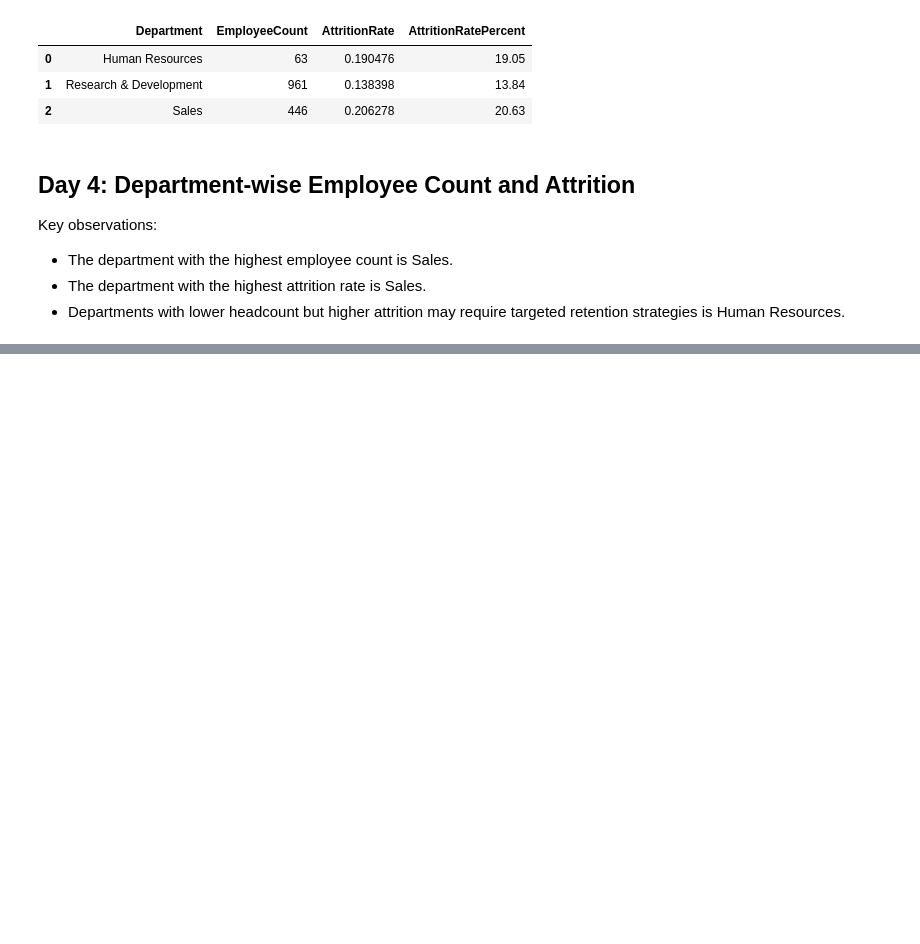
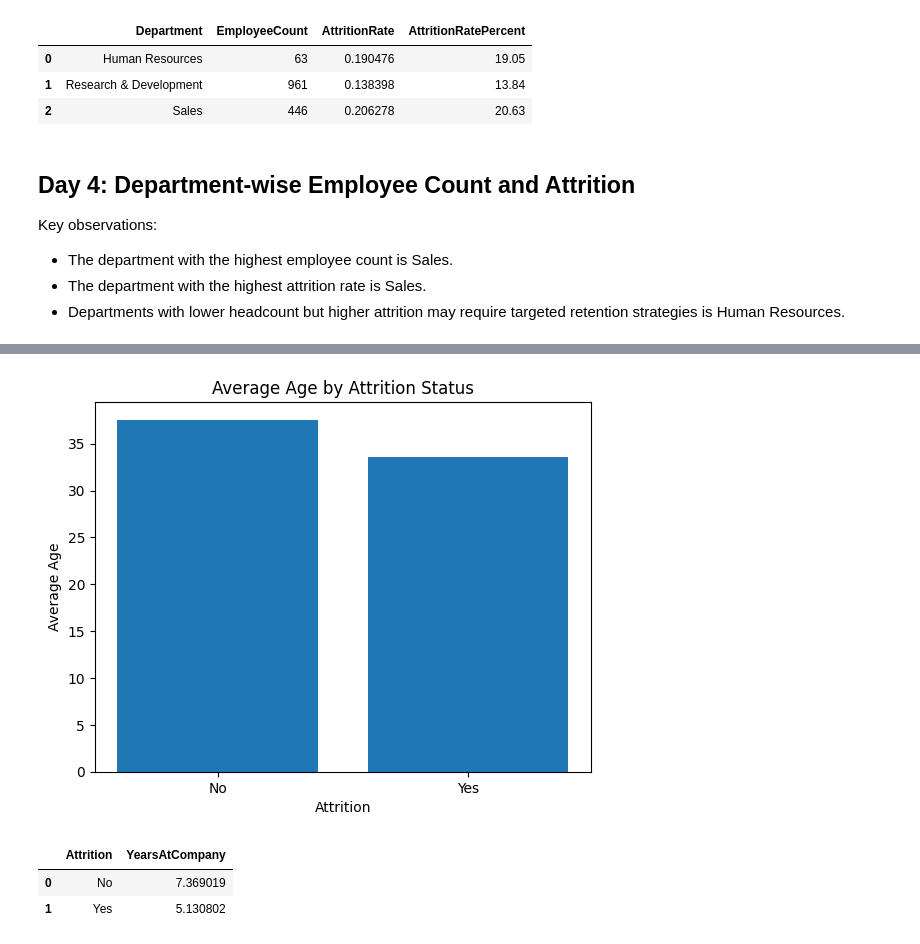
Before and after one commit to NikhilAgnihotri-9/hr-analytics-attrition-python, a Jupyter notebook: hr_attrition_analysis.ipynb, the cells around one changed output, grey strips where cells are left out. Drawn from its saved outputs; the diff is of its cells as text; code cells hidden in the pictures; blank space fills up the shorter version.

```diff
--- a/hr_attrition_analysis.ipynb
+++ b/hr_attrition_analysis.ipynb
@@ -206,0 +245,24 @@ Key observations:
+# %%
+plt.figure()
+plt.bar(
+    age_attrition["Attrition"],
+    age_attrition["Age"]
+)
+plt.title("Average Age by Attrition Status")
+plt.xlabel("Attrition")
+plt.ylabel("Average Age")
+plt.show()
+# %% [output]
+[figure, added]
+# %%
+tenure_attrition = (
+    df_clean
+    .groupby("Attrition")["YearsAtCompany"]
+    .mean()
+    .reset_index()
+)
+tenure_attrition
+# %% [output]
+|  | Attrition | YearsAtCompany |
+| 0 | No | 7.369019 |
+| 1 | Yes | 5.130802 |
```
Also changed, not shown: parts of 6 cells of this notebook.
